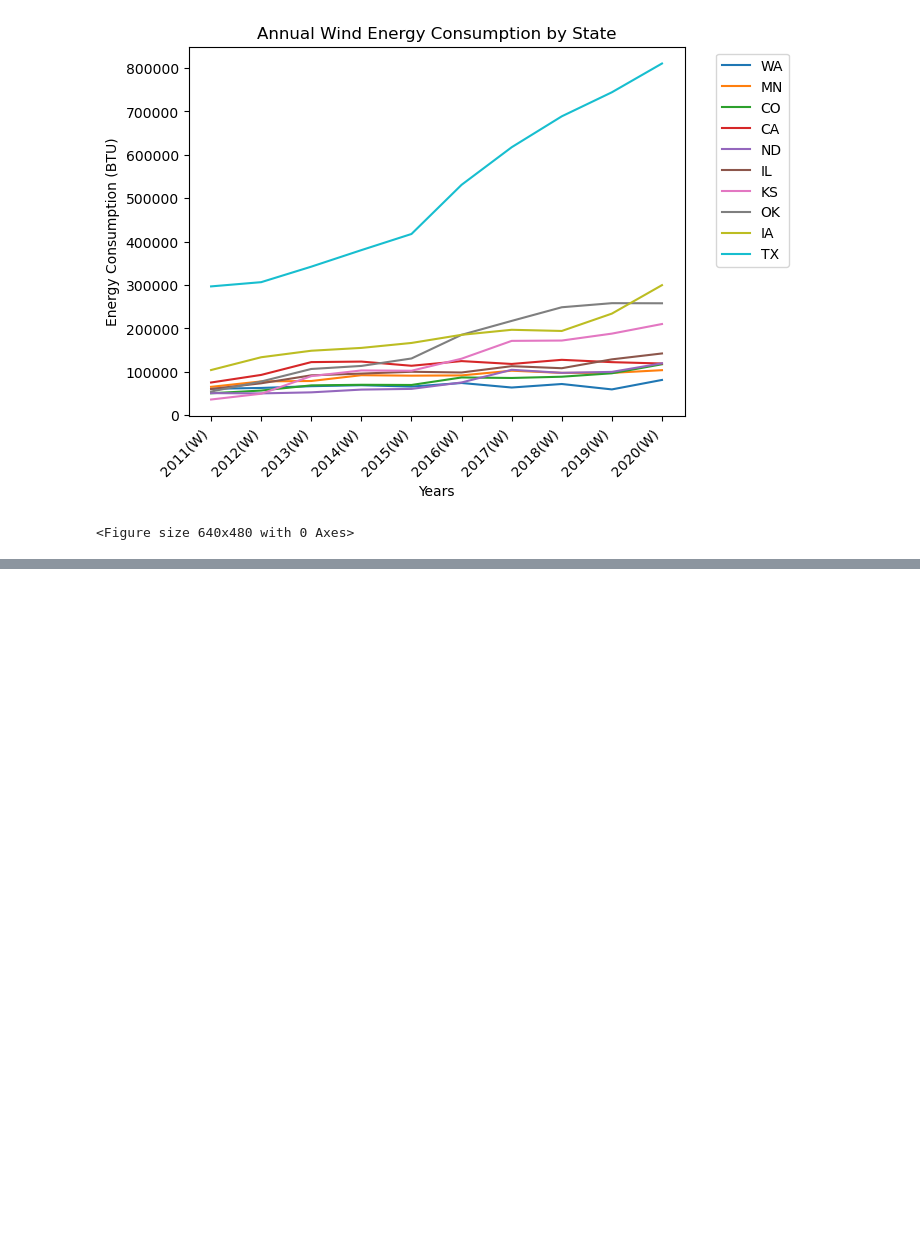
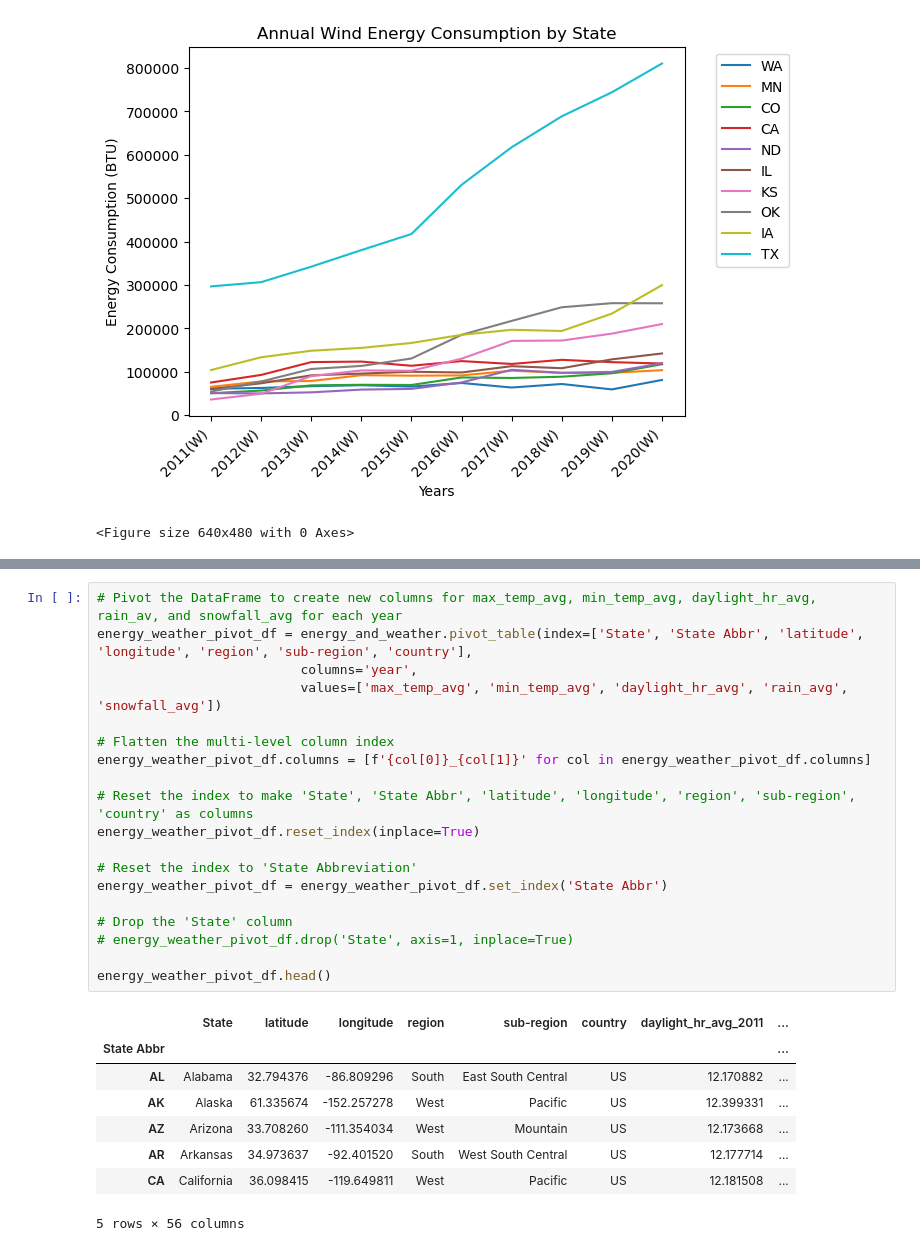
Before and after one commit to fraserclaire/Group3_Project4, a Jupyter notebook: ac/visuals_combined_and_renewable_energy.ipynb, the cells around one changed output, grey strips where cells are left out. Saved outputs shown, nothing was run; the diff lists cells and outputs as text; blank space fills up the shorter version.

```diff
--- a/ac/visuals_combined_and_renewable_energy.ipynb
+++ b/ac/visuals_combined_and_renewable_energy.ipynb
@@ -886,0 +900,28 @@ all_weather_all_energy_totals.to_csv('all_weather_all_energy_totals.csv', sep=',
+# %%
+# Pivot the DataFrame to create new columns for max_temp_avg, min_temp_avg, daylight_hr_avg, rain_av, and snowfall_avg for each year
+energy_weather_pivot_df = energy_and_weather.pivot_table(index=['State', 'State Abbr', 'latitude', 'longitude', 'region', 'sub-region', 'country'],
+                          columns='year',
+                          values=['max_temp_avg', 'min_temp_avg', 'daylight_hr_avg', 'rain_avg', 'snowfall_avg'])
+
+# Flatten the multi-level column index
+energy_weather_pivot_df.columns = [f'{col[0]}_{col[1]}' for col in energy_weather_pivot_df.columns]
+
+# Reset the index to make 'State', 'State Abbr', 'latitude', 'longitude', 'region', 'sub-region', 'country' as columns
+energy_weather_pivot_df.reset_index(inplace=True)
+
+# Reset the index to 'State Abbreviation'
+energy_weather_pivot_df = energy_weather_pivot_df.set_index('State Abbr')
+
+# Drop the 'State' column
+# energy_weather_pivot_df.drop('State', axis=1, inplace=True)
+
+energy_weather_pivot_df.head()
+# %% [output]
+|  | State | latitude | longitude | region | sub-region | country | daylight_hr_avg_2011 | ... |
+| State Abbr |  |  |  |  |  |  |  | ... |
+| AL | Alabama | 32.794376 | -86.809296 | South | East South Central | US | 12.170882 | ... |
+| AK | Alaska | 61.335674 | -152.257278 | West | Pacific | US | 12.399331 | ... |
+| AZ | Arizona | 33.708260 | -111.354034 | West | Mountain | US | 12.173668 | ... |
+| AR | Arkansas | 34.973637 | -92.401520 | South | West South Central | US | 12.177714 | ... |
+| CA | California | 36.098415 | -119.649811 | West | Pacific | US | 12.181508 | ... |
+5 rows × 56 columns
```
Also changed, not shown: parts of 32 cells of this notebook, 4 other files.
